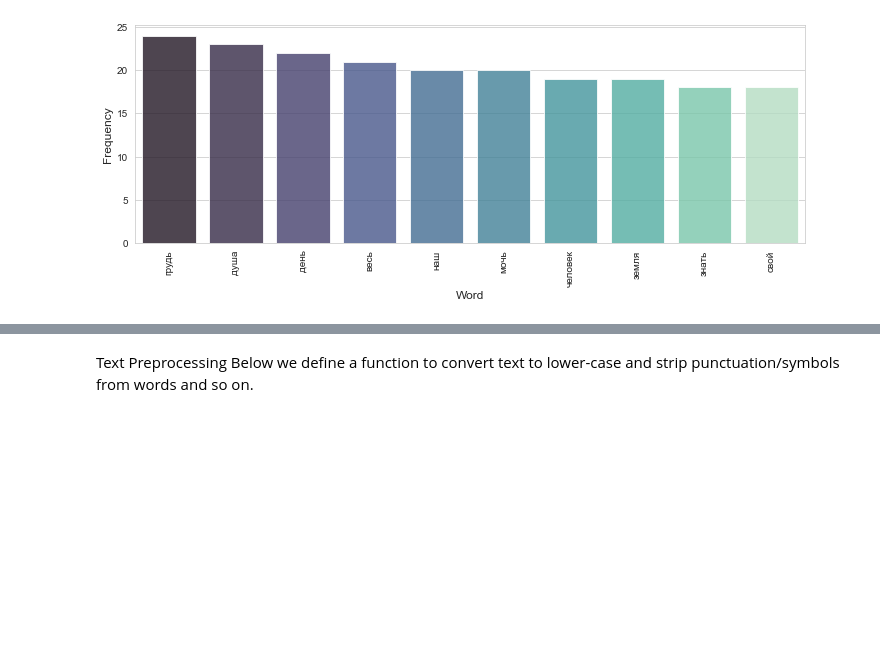
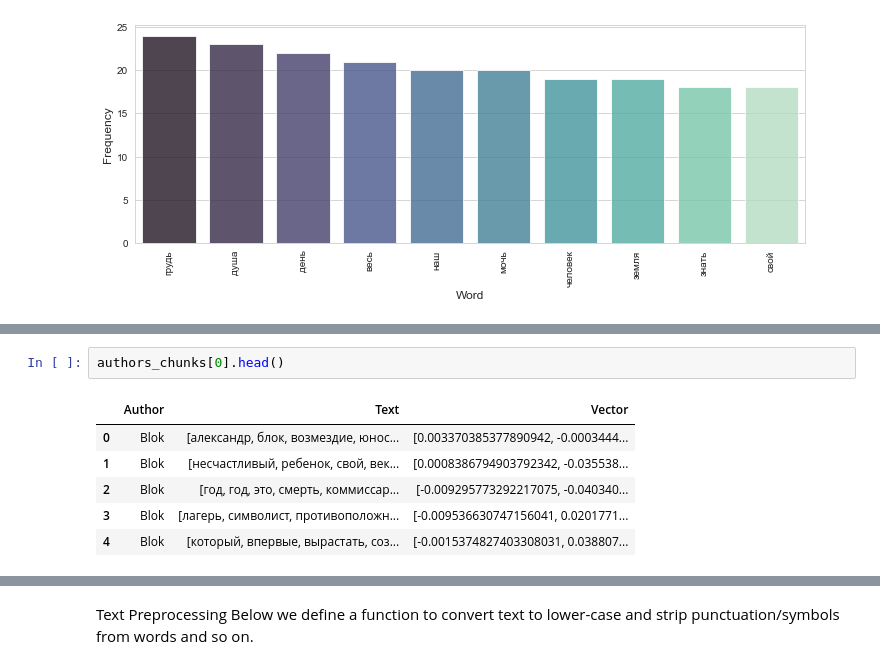
Before and after one commit to kmaltcev/NLP-BiLSTM-model, a Jupyter notebook: CNN_BiLSTM.ipynb, the cells around one changed output, grey strips where cells are left out. Drawn from its saved outputs; the diff is of its cells as text; blank space fills up the shorter version.

```diff
--- a/CNN_BiLSTM.ipynb
+++ b/CNN_BiLSTM.ipynb
@@ -147,3 +187,12 @@ authors_chunks[0].head()
+# %%
+authors_chunks[0].head()
+# %% [output]
+|  | Author | Text | Vector |
+| 0 | Blok | [александр, блок, возмездие, юнос... | [0.003370385377890942, -0.0003444... |
+| 1 | Blok | [несчастливый, ребенок, свой, век... | [0.0008386794903792342, -0.035538... |
+| 2 | Blok | [год, год, это, смерть, коммиссар... | [-0.009295773292217075, -0.040340... |
+| 3 | Blok | [лагерь, символист, противоположн... | [-0.009536630747156041, 0.0201771... |
+| 4 | Blok | [который, впервые, вырастать, соз... | [-0.0015374827403308031, 0.038807... |
 # %%
 authors_chunks[1].head()
 # %% [output]
```
Also changed, not shown: parts of 37 cells of this notebook, 1 other file.
